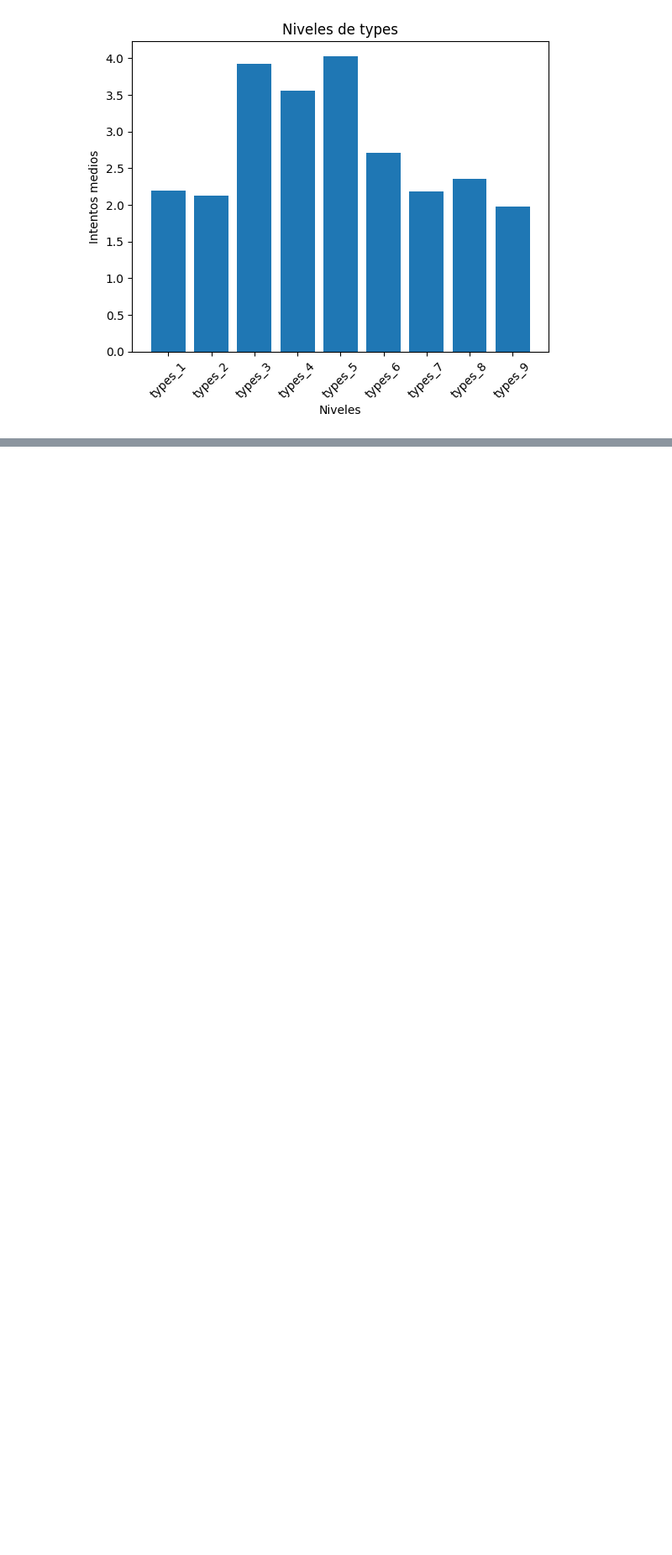
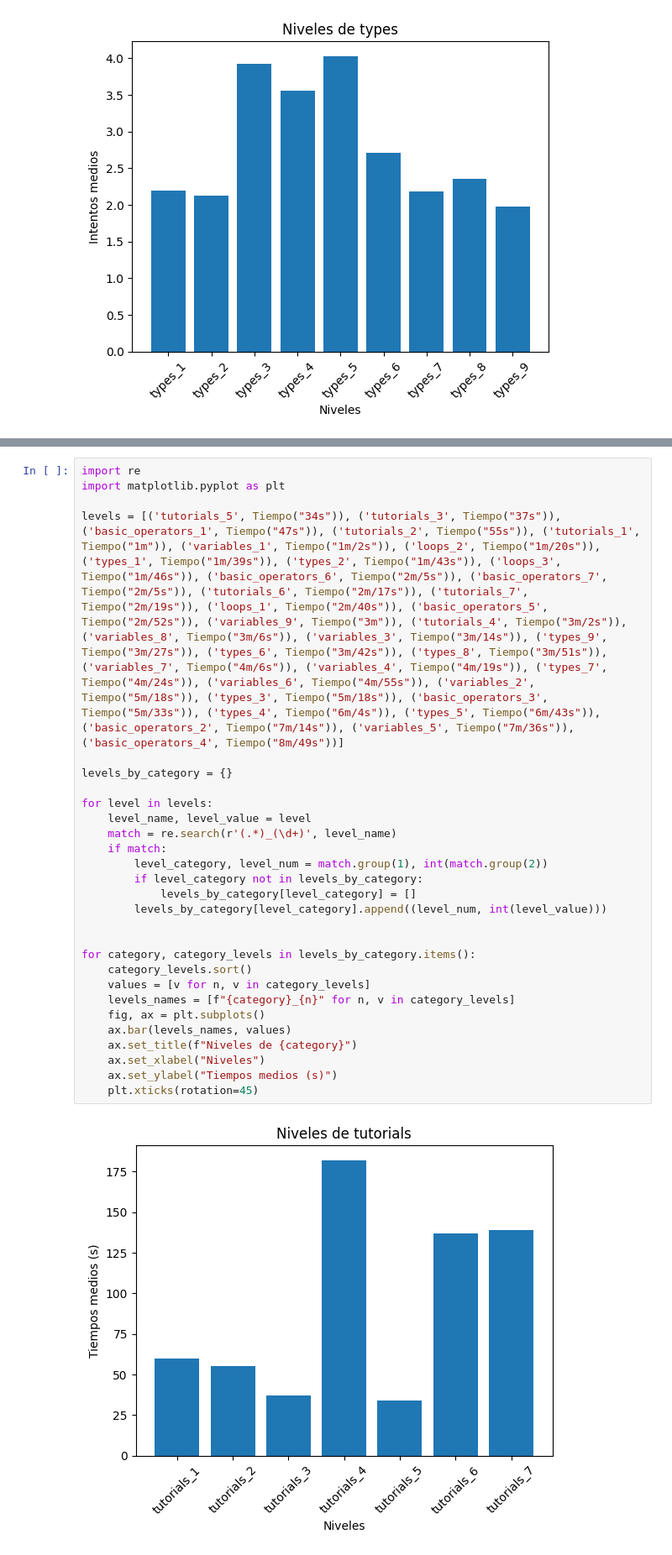
Before and after one commit to angelhort/TFG_Articoding_22-23, a Jupyter notebook: ayudaGuia.ipynb, the cells around one changed output, grey strips where cells are left out. Shown at 84% size. Saved outputs shown, nothing was run; the diff lists cells and outputs as text; blank space fills up the shorter version.

```diff
--- a/ayudaGuia.ipynb
+++ b/ayudaGuia.ipynb
@@ -271,0 +293,30 @@ TypeError: int() argument must be a string, a bytes-like object or a real number
+# %%
+import re
+import matplotlib.pyplot as plt
+
+levels = [('tutorials_5', Tiempo("34s")), ('tutorials_3', Tiempo("37s")), ('basic_operators_1', Tiempo("47s")), ('tutorials_2', Tiempo("55s")), ('tutorials_1', Tiempo("1m")), ('variables_1', Tiempo("1m/2s")), ('loops_2', Tiempo("1m/20s")), ('types_1', Tiempo("1m/39s")), ('types_2', Tiempo("1m/43s")), ('loops_3', Tiempo("1m/46s")), ('basic_operators_6', Tiempo("2m/5s")), ('basic_operators_7', Tiempo("2m/5s")), ('tutorials_6', Tiempo("2m/17s")), ('tutorials_7', Tiempo("2m/19s")), ('loops_1', Tiempo("2m/40s")), ('basic_operators_5', Tiempo("2m/52s")), ('variables_9', Tiempo("3m")), ('tutorials_4', Tiempo("3m/2s")), ('variables_8', Tiempo("3m/6s")), ('variables_3', Tiempo("3m/14s")), ('types_9', Tiempo("3m/27s")), ('types_6', Tiempo("3m/42s")), ('types_8', Tiempo("3m/51s")), ('variables_7', Tiempo("4m/6s")), ('variables_4', Tiempo("4m/19s")), ('types_7', Tiempo("4m/24s")), ('variables_6', Tiempo("4m/55s")), ('variables_2', Tiempo("5m/18s")), ('types_3', Tiempo("5m/18s")), ('basic_operators_3', Tiempo("5m/33s")), ('types_4', Tiempo("6m/4s")), ('types_5', Tiempo("6m/43s")), ('basic_operators_2', Tiempo("7m/14s")), ('variables_5', Tiempo("7m/36s")), ('basic_operators_4', Tiempo("8m/49s"))]
+
+levels_by_category = {}
+
+for level in levels:
+    level_name, level_value = level
+    match = re.search(r'(.*)_(\d+)', level_name)
+    if match:
+        level_category, level_num = match.group(1), int(match.group(2))
+        if level_category not in levels_by_category:
+            levels_by_category[level_category] = []
+        levels_by_category[level_category].append((level_num, int(level_value)))
+
+
+for category, category_levels in levels_by_category.items():
+    category_levels.sort()
+    values = [v for n, v in category_levels]
+    levels_names = [f"{category}_{n}" for n, v in category_levels]
+    fig, ax = plt.subplots()
+    ax.bar(levels_names, values)
+    ax.set_title(f"Niveles de {category}")
+    ax.set_xlabel("Niveles")
+    ax.set_ylabel("Tiempos medios (s)")
+    plt.xticks(rotation=45)
+# %% [output]
+[figure, added]
```
Also changed, not shown: parts of 8 cells of this notebook.
